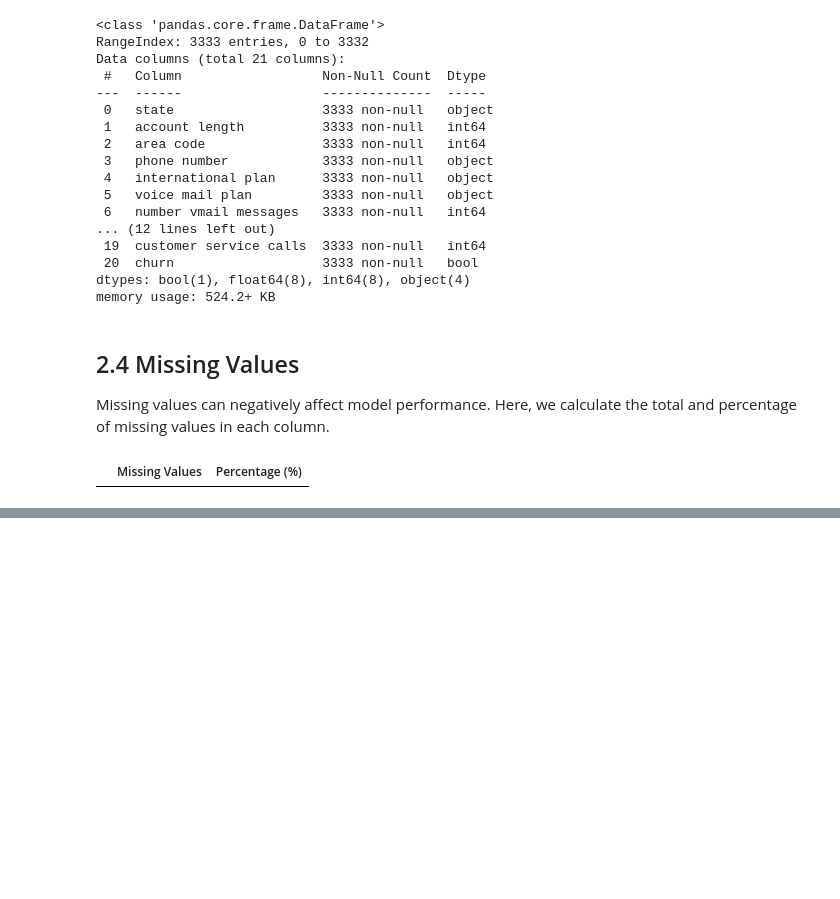
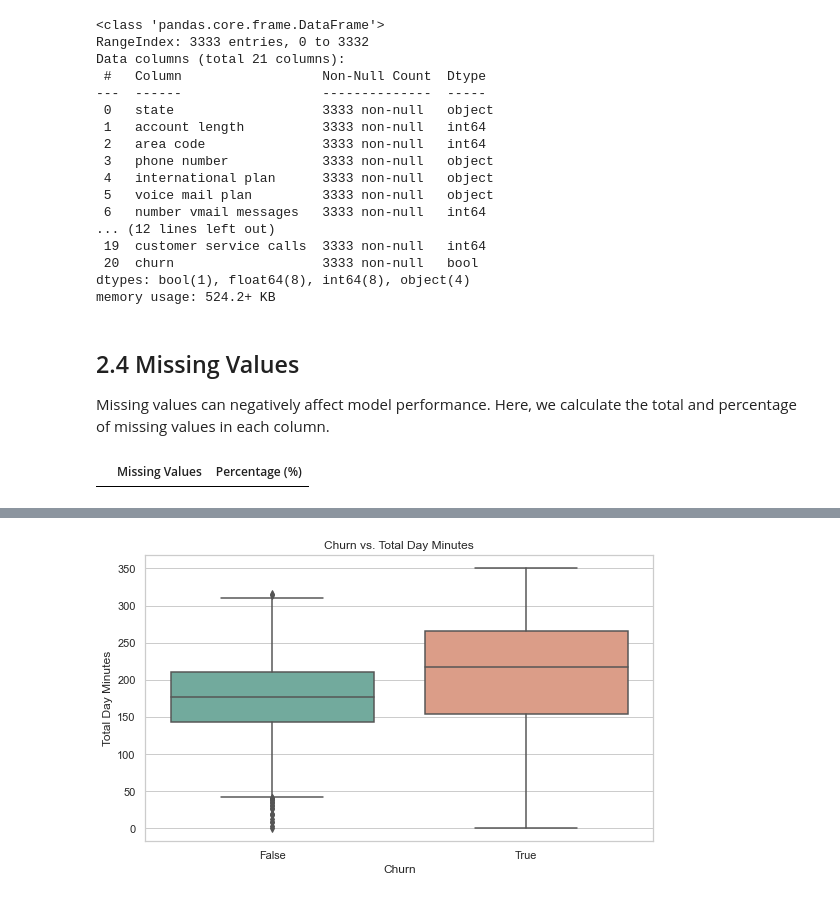
Before and after one commit to Lndanu/Customer-Churn-Intelligence, a Jupyter notebook: notebooks/Customer Churn .ipynb, the cells around one changed output, grey strips where cells are left out. Drawn from its saved outputs; the diff is of its cells as text; code cells hidden in the pictures; blank space fills up the shorter version.

```diff
--- a/notebooks/Customer Churn .ipynb
+++ b/notebooks/Customer Churn .ipynb
@@ -490,0 +328,14 @@ Correlation analysis helps us understand relationships between numerical feature
+# %%
+# Set style
+sns.set(style="whitegrid")
+
+# Plot
+plt.figure(figsize=(8, 5))
+sns.boxplot(x='churn', y='total day minutes', data=df, palette=['#69b3a2', '#e9967a'])
+plt.title('Churn vs. Total Day Minutes')
+plt.xlabel('Churn')
+plt.ylabel('Total Day Minutes')
+plt.tight_layout()
+plt.show()
+# %% [output]
+[figure, added]
```
Also changed, not shown: parts of 50 cells of this notebook.
